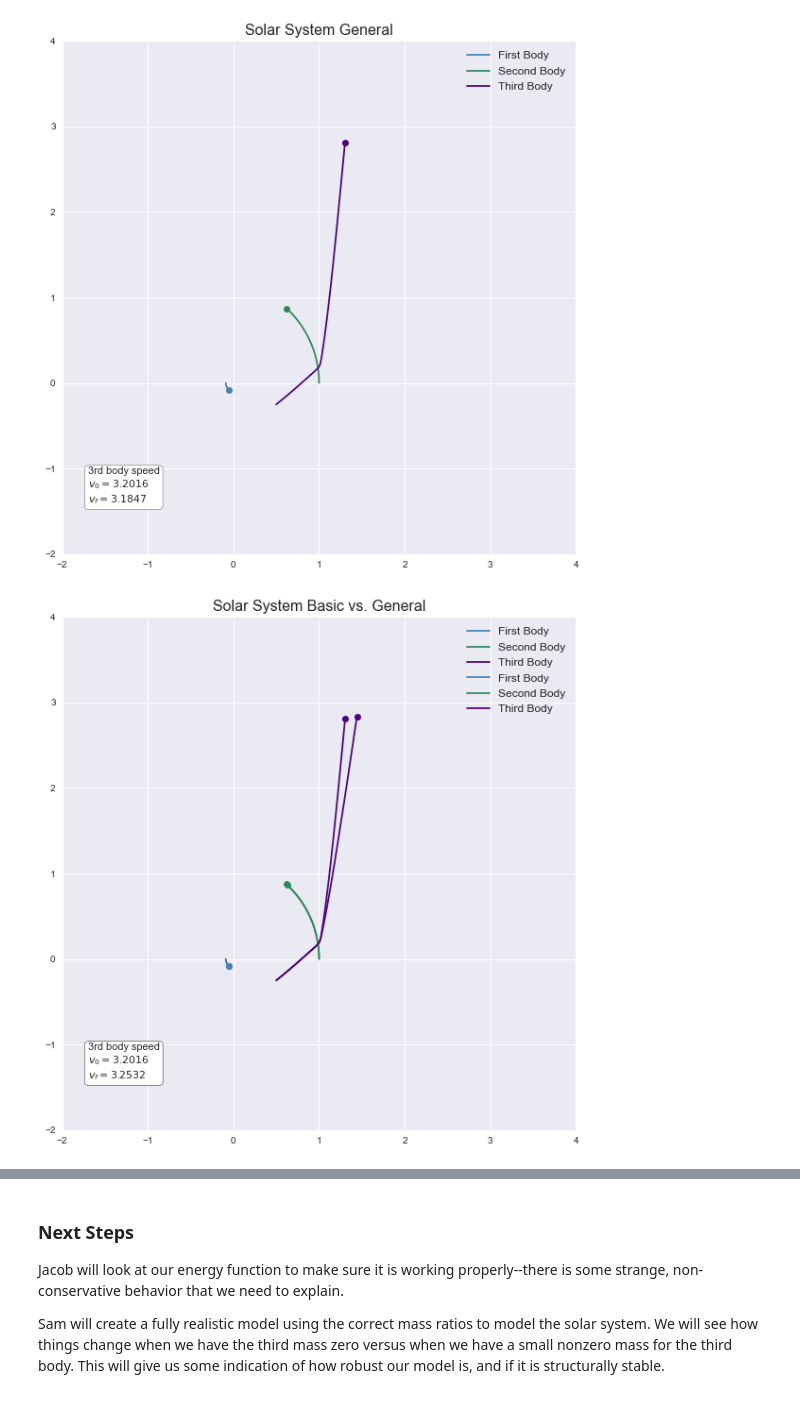
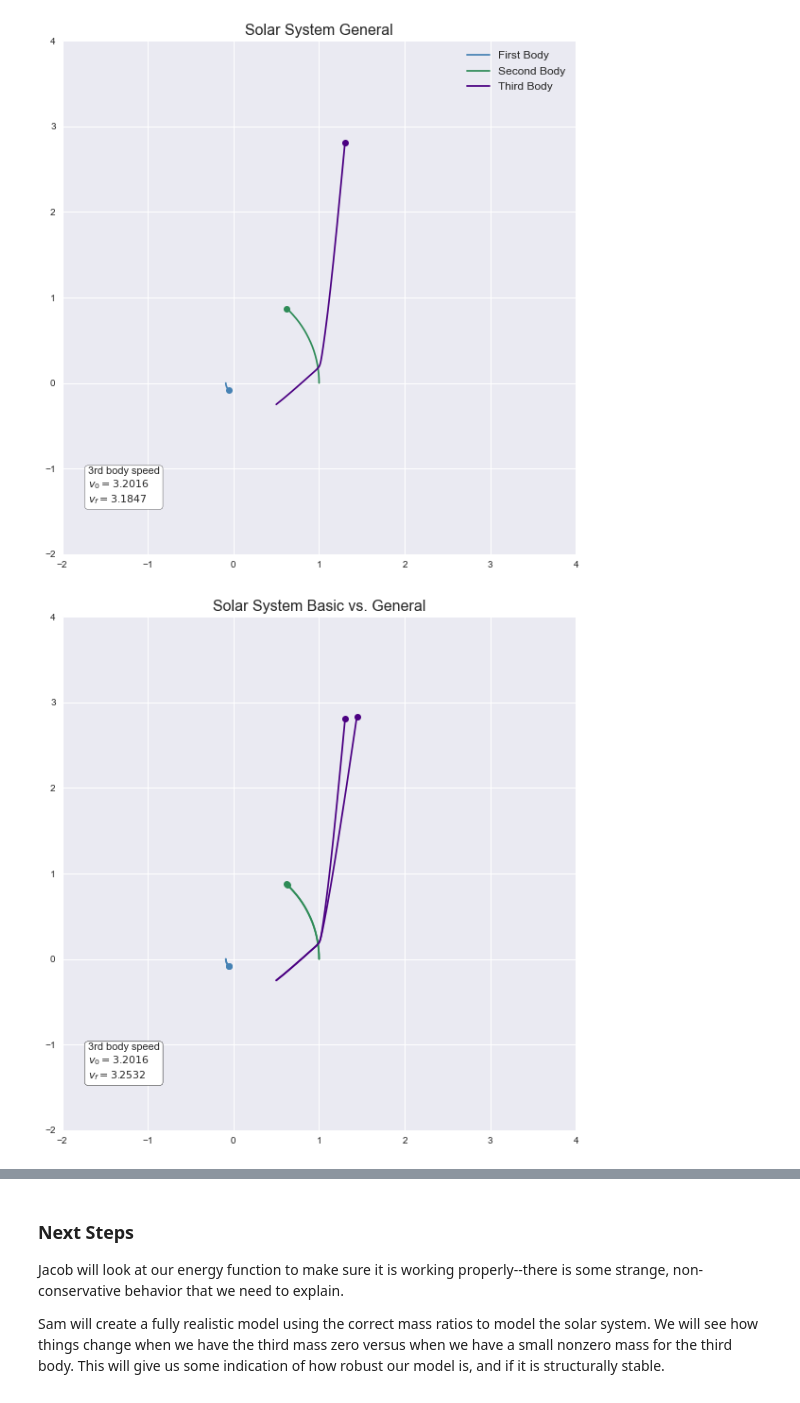
Before and after one commit to samcochran/optimal-spacecraft-control, a Jupyter notebook: Code/Sam.ipynb, the cells around one changed output, grey strips where cells are left out. Cells and saved outputs as stored; diff of their text form; code cells hidden in the pictures.

```diff
--- a/Code/Sam.ipynb
+++ b/Code/Sam.ipynb
@@ -400,27 +401,29 @@ plt.close()
 # %%
 # Set up initial conditions and parameters
 t0 = 0
 tf = 1
 init = np.array([-.09, 0, 0, # Position 1
                  1, 0, 0, # Position 2
                  .5, -.25, 0, # Position 3
                  0, -.09, 0, # Velocity/Momentum 1
                  0, 1, 0, # Velocity/Momentum 2
                  2.5, 2, 0]) # Velocity 3
 
 # Solve the system
 sol = simulate_mechanics(init, (t0, tf), t_eval=np.linspace(t0, tf, 1000), mass_ratio=.09)
 sol_gen = simulate_mechanics_general(init, (t0, tf), t_eval=np.linspace(t0, tf, 1000), m = [1, .09, .001])
 
 # Plot and animate
 fig, ax = plt.subplots()
 plot_solution(sol, 'Solar System Basic vs. General', ax=ax)
 plot_solution(sol_gen, 'Solar System Basic vs. General', ax=ax)
 ax.set_xlim(-2, 4)
 ax.set_ylim(-2, 4)
+ax.legend([])
+plt.savefig(f"../Plots/ss_basic_and_general.pdf")
 plt.show()
 # %% [output]
-[figure, old version]
+[figure, new version]
 # %%
 # Set up initial conditions and parameters
 t0 = 0
```
Also changed, not shown: parts of 11 cells of this notebook, 20 other files.
